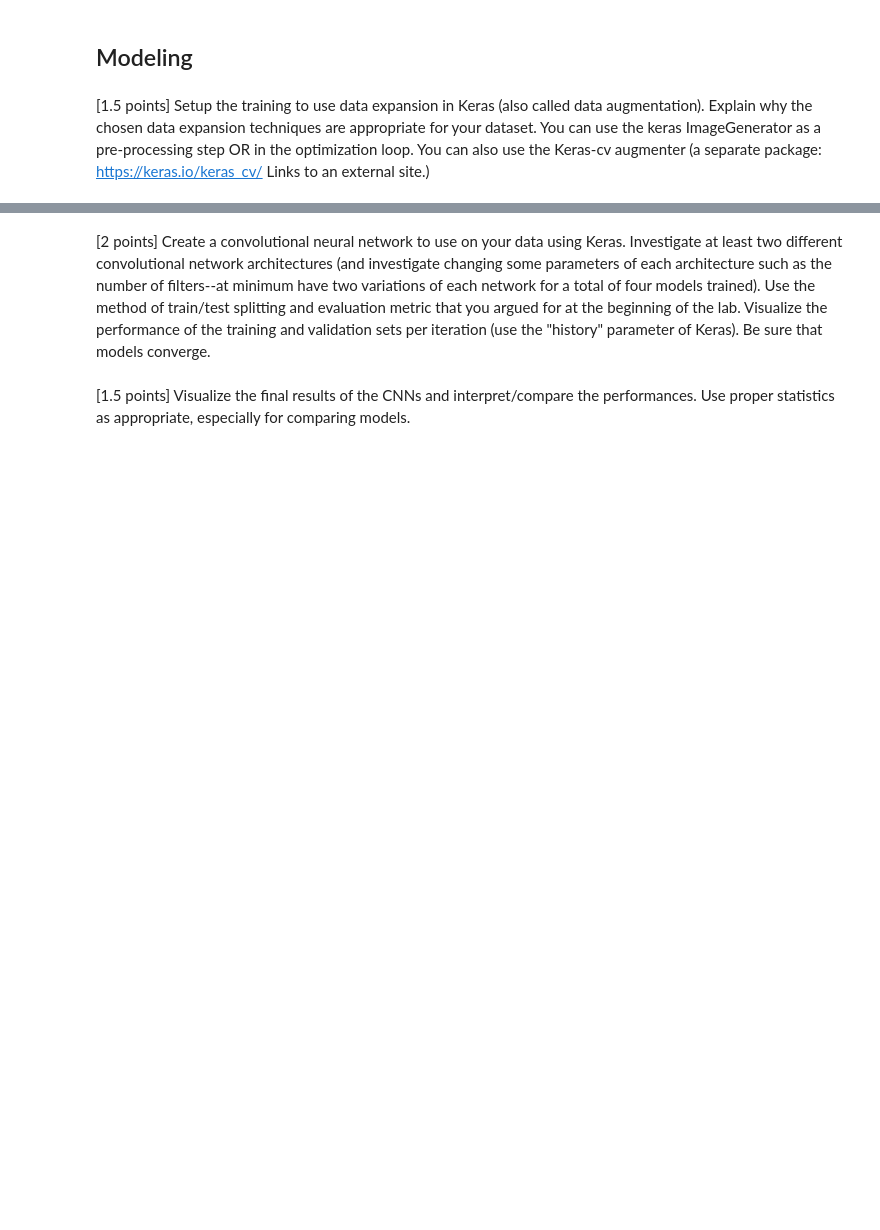
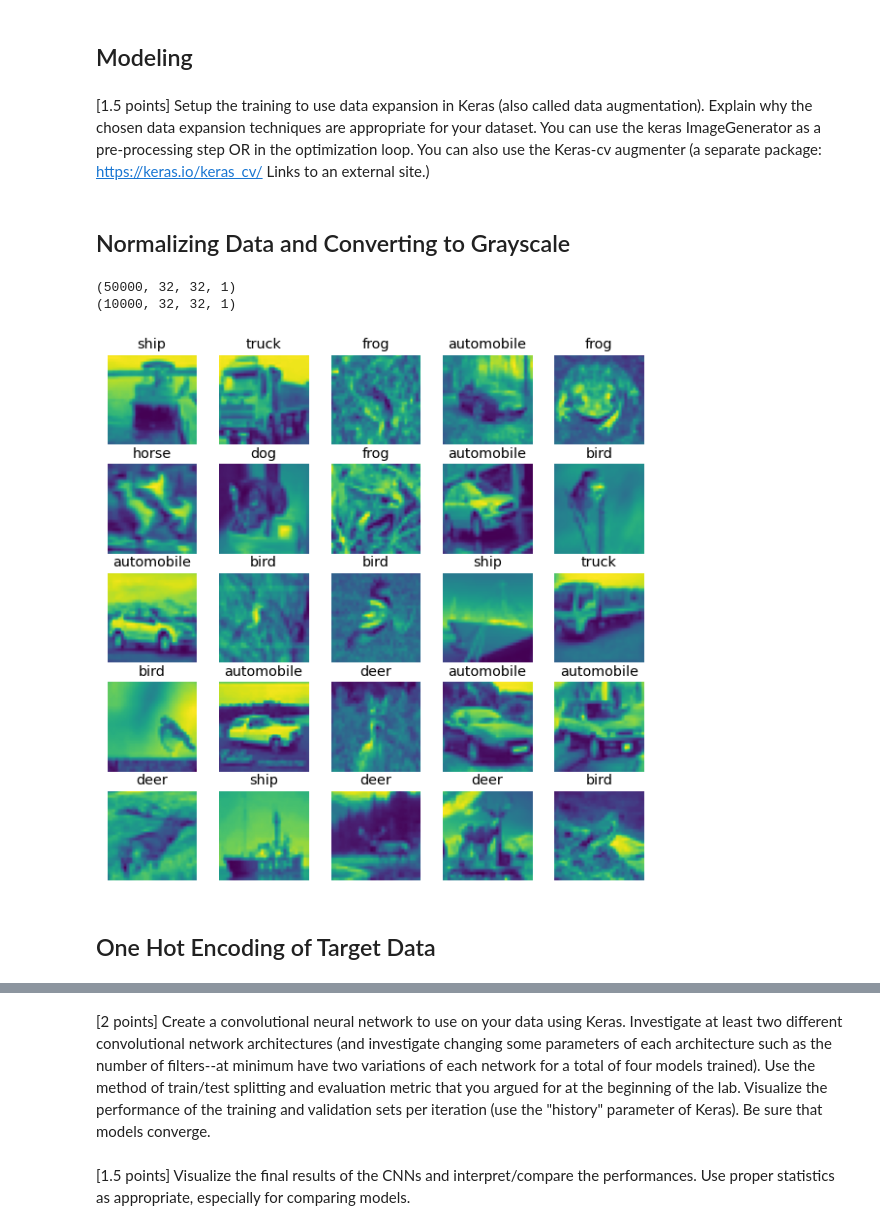
Before and after one commit to lukedemaio/MLLab06, a Jupyter notebook: Lab 6.ipynb, the cells around one changed output, grey strips where cells are left out. Saved outputs shown, nothing was run; the diff lists cells and outputs as text; code cells hidden in the pictures; blank space fills up the shorter version.

```diff
--- a/Lab 6.ipynb
+++ b/Lab 6.ipynb
@@ -71,0 +75,48 @@ plt.show()
+# %% [markdown]
+## Normalizing Data and Converting to Grayscale
+# %%
+X_train = X_train.reshape((X_train.shape[0],3,32,32))
+X_train = X_train.transpose(0,2,3,1)
+X_test = X_test.reshape((X_test.shape[0],3,32,32))
+X_test = X_test.transpose(0,2,3,1)
+
+X_train = np.dot(X_train,[.2989,.587,.1140])
+X_test = np.dot(X_test,[.2989,.587,.1140])
+
+X_train = X_train.reshape((X_train.shape[0],1024))
+X_test = X_test.reshape((X_test.shape[0],1024))
+
+X_train = X_train.astype('float32')/255-0.5
+X_test = X_test.astype('float32')/255-0.5
+
+X_train = X_train.reshape((X_train.shape[0],32,32,1))
+X_test = X_test.reshape((X_test.shape[0],32,32,1))
+
+print(X_train.shape)
+print(X_test.shape)
+# %% [output]
+(50000, 32, 32, 1)
+(10000, 32, 32, 1)
+# %%
+#displaying random images
+rows = 5
+columns = 5
+imageID = np.random.randint(0, len(X_train), rows*columns)
+display_images = X_train[imageID]
+labels = [y_train[i] for i in imageID]
+#Displaying 5X5 plot of random images
+
+
+fig = plt.figure(figsize=(10,10))
+for i in range(1,rows*columns + 1):
+    fig.add_subplot(rows,columns, i)
+    plt.imshow(display_images[i-1])
+    plt.xticks([])
+    plt.yticks([])
+    plt.title('{}'.format(label_names[labels[i-1]]))
+
+plt.show()
+# %% [output]
+[figure, added]
+# %% [markdown]
+## One Hot Encoding of Target Data
```
Also changed, not shown: parts of 10 cells of this notebook.
